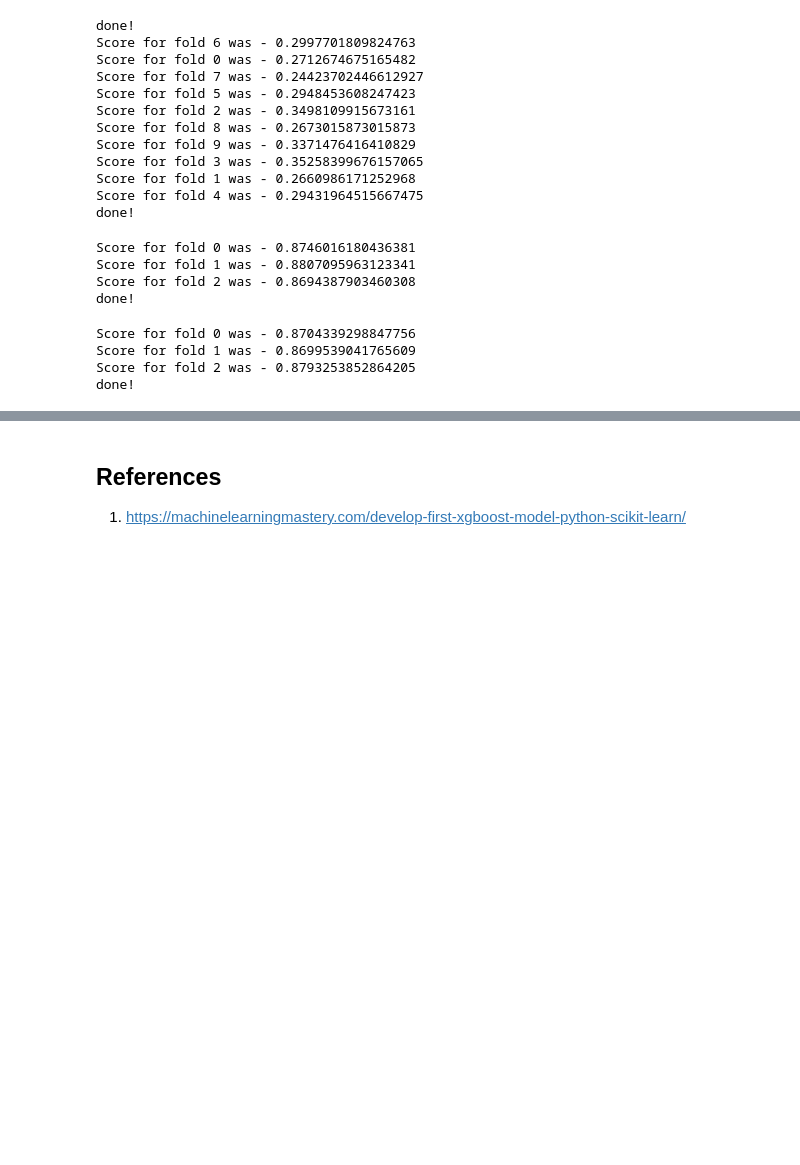
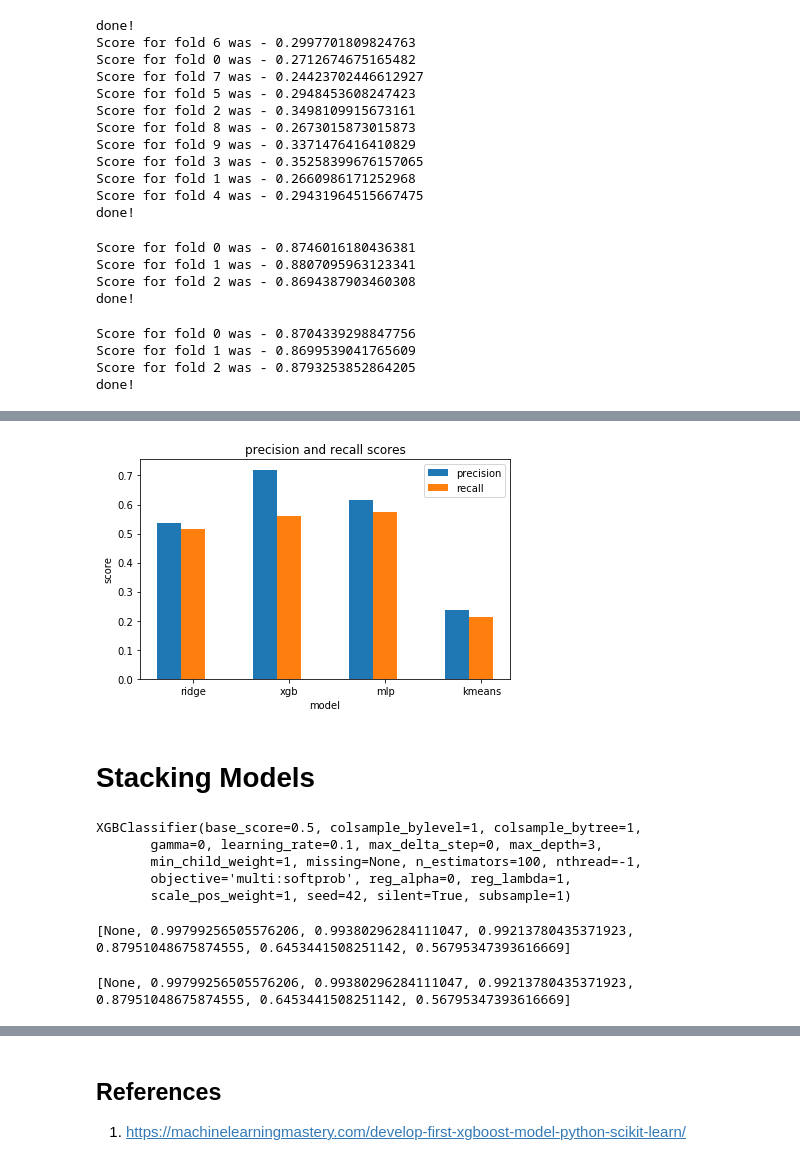
Before and after one commit to irfanhasan/461P-final-proj, a Jupyter notebook: fnc_kfold.ipynb, the cells around one changed output, grey strips where cells are left out. Saved outputs shown, nothing was run; the diff lists cells and outputs as text; code cells hidden in the pictures; blank space fills up the shorter version.

```diff
--- a/fnc_kfold.ipynb
+++ b/fnc_kfold.ipynb
@@ -319,0 +339,23 @@ plt.show()
+# %%
+fig, ax = plt.subplots()
+index = np.arange(4)
+bar_width = 0.25
+
+Y_acc = [ridge_c[5], xgb_c[5], mlp_c[5],  kmeans_c[5],]
+rect1 = plt.bar(index, Y_acc, bar_width, label='precision')
+
+X_acc = ['ridge', 'xgb','mlp', 'kmeans',]
+Y_acc = [ridge_c[6], xgb_c[6], mlp_c[6], kmeans_c[6],]
+rect1 = plt.bar(index+bar_width, Y_acc, bar_width, label='recall')
+
+plt.xlabel('model')
+plt.ylabel('score')
+plt.title('precision and recall scores')
+plt.xticks(index + bar_width, X_acc)
+plt.legend()
+plt.tight_layout()
+plt.show()
+# %% [output]
+[figure, added]
+# %% [markdown]
+# Stacking Models
@@ -319,0 +387,9 @@ plt.show()
+# %%
+stacked_XGB = XGBClassifier(seed=42)
+stacked_XGB.fit(X_train, y_train)
+# %% [output]
+XGBClassifier(base_score=0.5, colsample_bylevel=1, colsample_bytree=1,
+       gamma=0, learning_rate=0.1, max_delta_step=0, max_depth=3,
+       min_child_weight=1, missing=None, n_estimators=100, nthread=-1,
+       objective='multi:softprob', reg_alpha=0, reg_lambda=1,
+       scale_pos_weight=1, seed=42, silent=True, subsample=1)
@@ -320 +413,9 @@ plt.show()
+# %%
+print(stacked_results)
+# %% [output]
+[None, 0.99799256505576206, 0.99380296284111047, 0.99213780435371923, 0.87951048675874555, 0.6453441508251142, 0.56795347393616669]
+# %%
+print(stacked_results)
+# %% [output]
+[None, 0.99799256505576206, 0.99380296284111047, 0.99213780435371923, 0.87951048675874555, 0.6453441508251142, 0.56795347393616669]
 # %%
```
Also changed, not shown: parts of 9 cells of this notebook.
